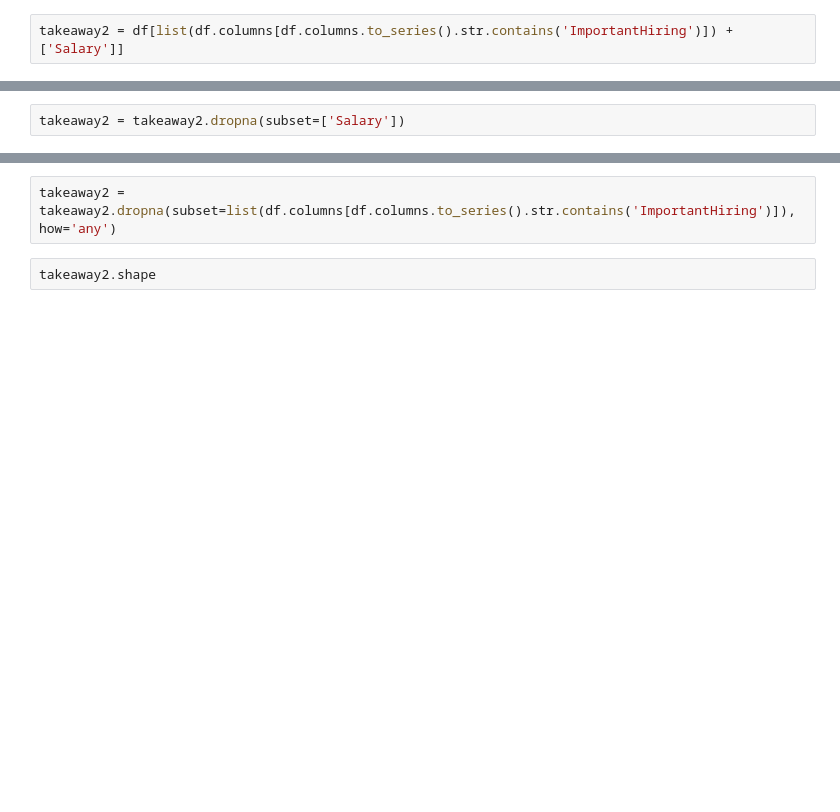
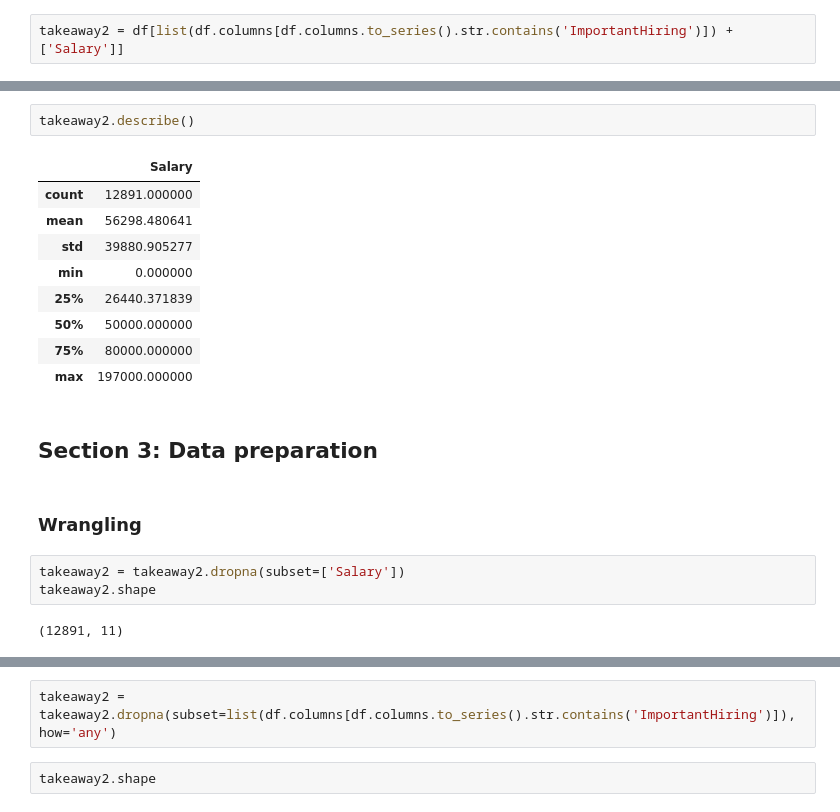
Before and after one commit to jc2/udacity_datascience_p1, a Jupyter notebook: takeaway2.ipynb, the cells around one changed output, grey strips where cells are left out. Saved outputs shown, nothing was run; the diff lists cells and outputs as text; blank space fills up the shorter version.

```diff
--- a/takeaway2.ipynb
+++ b/takeaway2.ipynb
@@ -22,2 +49,21 @@ takeaway2 = df[list(df.columns[df.columns.to_series().str.contains('ImportantHir
+# %%
+takeaway2.describe()
+# %% [output]
+|  | Salary |
+| count | 12891.000000 |
+| mean | 56298.480641 |
+| std | 39880.905277 |
+| min | 0.000000 |
+| 25% | 26440.371839 |
+| 50% | 50000.000000 |
+| 75% | 80000.000000 |
+| max | 197000.000000 |
+# %% [markdown]
+## Section 3: Data preparation
+# %% [markdown]
+### Wrangling
 # %%
 takeaway2 = takeaway2.dropna(subset=['Salary'])
+takeaway2.shape
+# %% [output]
+(12891, 11)
```
Also changed, not shown: parts of 17 cells of this notebook, 3 other files.
